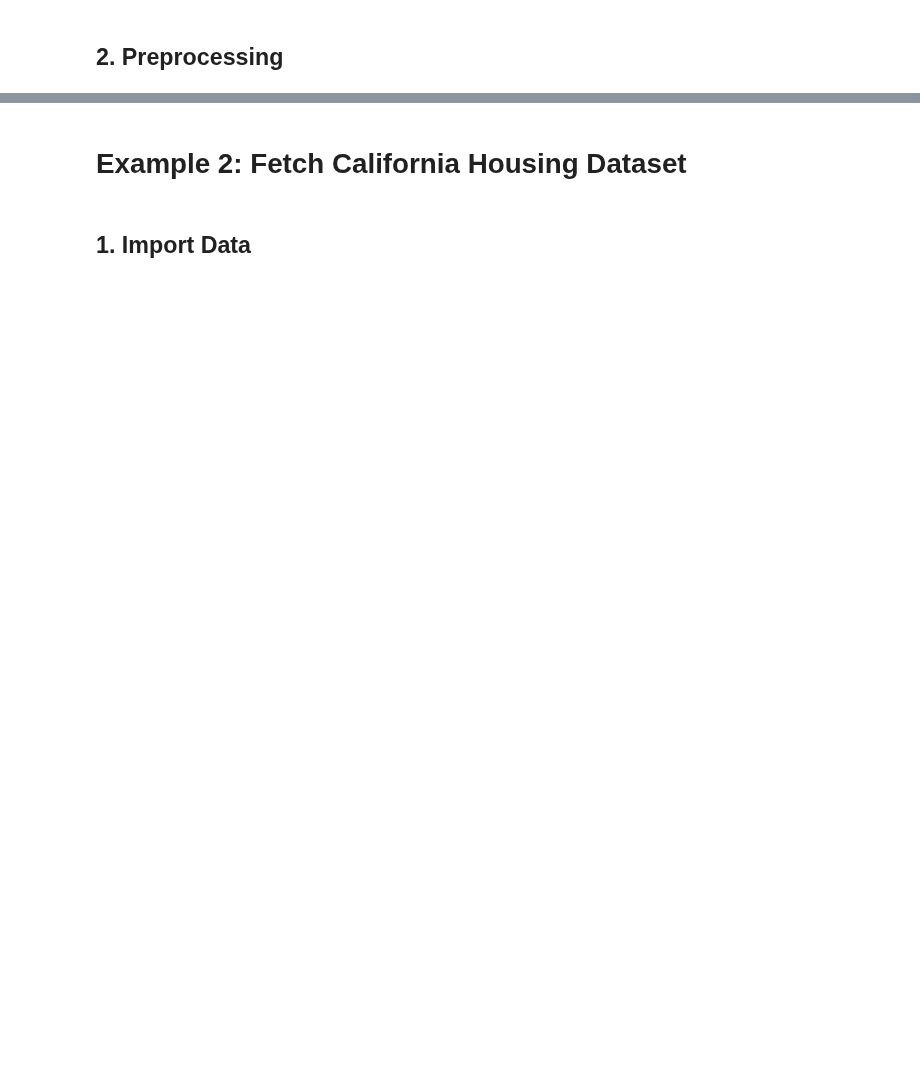
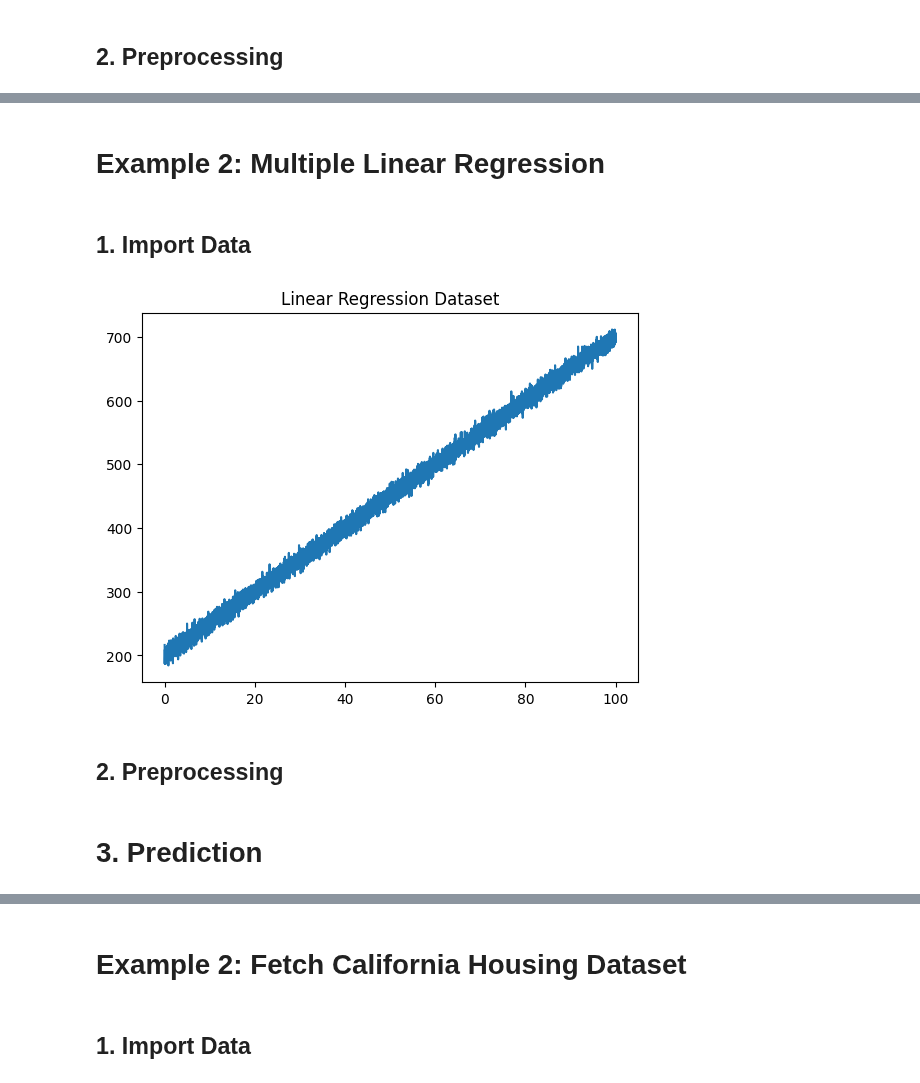
Before and after one commit to NickOLeeney/neural-network-from-scratch, a Jupyter notebook: examples/regression.ipynb, the cells around one changed output, grey strips where cells are left out. Saved outputs shown, nothing was run; the diff lists cells and outputs as text; code cells hidden in the pictures; blank space fills up the shorter version.

```diff
--- a/examples/regression.ipynb
+++ b/examples/regression.ipynb
@@ -83,0 +82,27 @@ plt.plot(test_x, pred.reshape(1,-1), 'o');
+# %% [markdown]
+# Example 2: Multiple Linear Regression
+# %% [markdown]
+## 1. Import Data
+# %%
+n_points = 10000
+a=5
+b=-3
+c=200
+alpha = 0.01
+
+x1 = np.linspace(0,100,n_points)
+x2 = np.sin(np.linspace(1250,10526,n_points))
+
+y = a*x1+b*x2+c
+
+white_noise = np.random.randn(len(x))*max(y)*alpha
+y = y + white_noise
+
+features = pd.DataFrame(data={'x1':x1, 'x2':x2})
+target = pd.DataFrame(data={'y':y})
+plt.plot(x1,y)
+plt.title('Linear Regression Dataset');
+# %% [output]
+[figure, added]
+# %% [markdown]
+## 2. Preprocessing
@@ -83,0 +125,2 @@ plt.plot(test_x, pred.reshape(1,-1), 'o');
+# %% [markdown]
+# 3. Prediction
```
Also changed, not shown: parts of 18 cells of this notebook.
